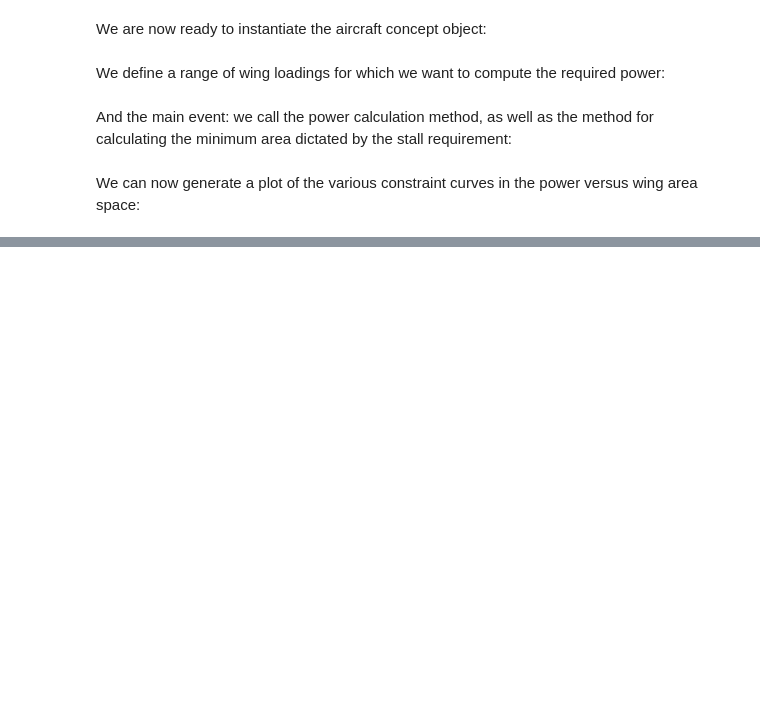
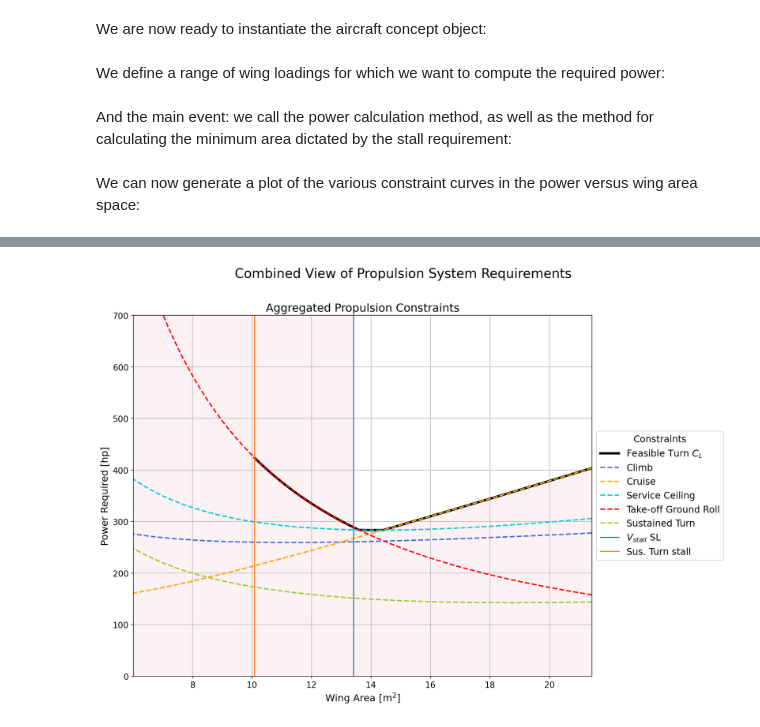
Before and after one commit to sobester/ADRpy, a Jupyter notebook: docs/ADRpy/notebooks/Constraint analysis of a single engine piston prop.ipynb, the cells around one changed output, grey strips where cells are left out. Cells and saved outputs as stored; diff of their text form; code cells hidden in the pictures; blank space fills up the shorter version.

```diff
--- a/docs/ADRpy/notebooks/Constraint analysis of a single engine piston prop.ipynb
+++ b/docs/ADRpy/notebooks/Constraint analysis of a single engine piston prop.ipynb
@@ -80,0 +168,4 @@ plt.show()
+# %%
+concept.propulsionsensitivity_monothetic(wingloading_pa=wslist_pa, show='combined', y_var='p_hp', x_var='s_m2', y_lim=700)
+# %% [output]
+[figure, added]
```
Also changed, not shown: parts of 29 cells of this notebook, 5 other files.
